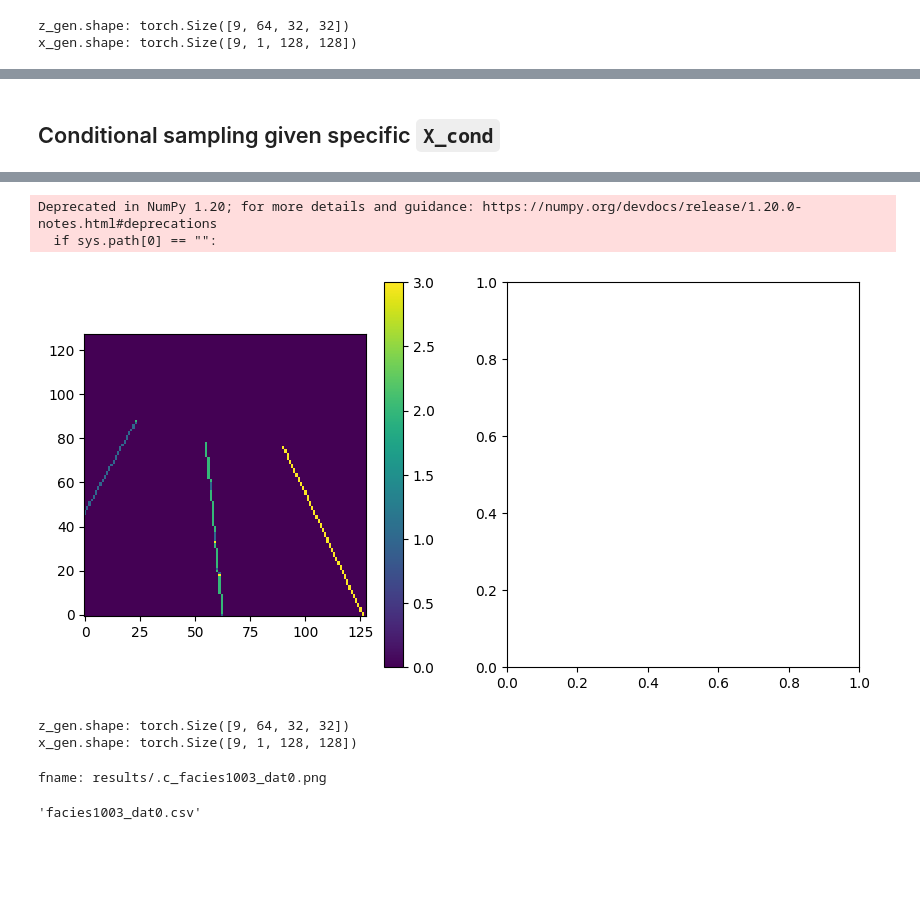
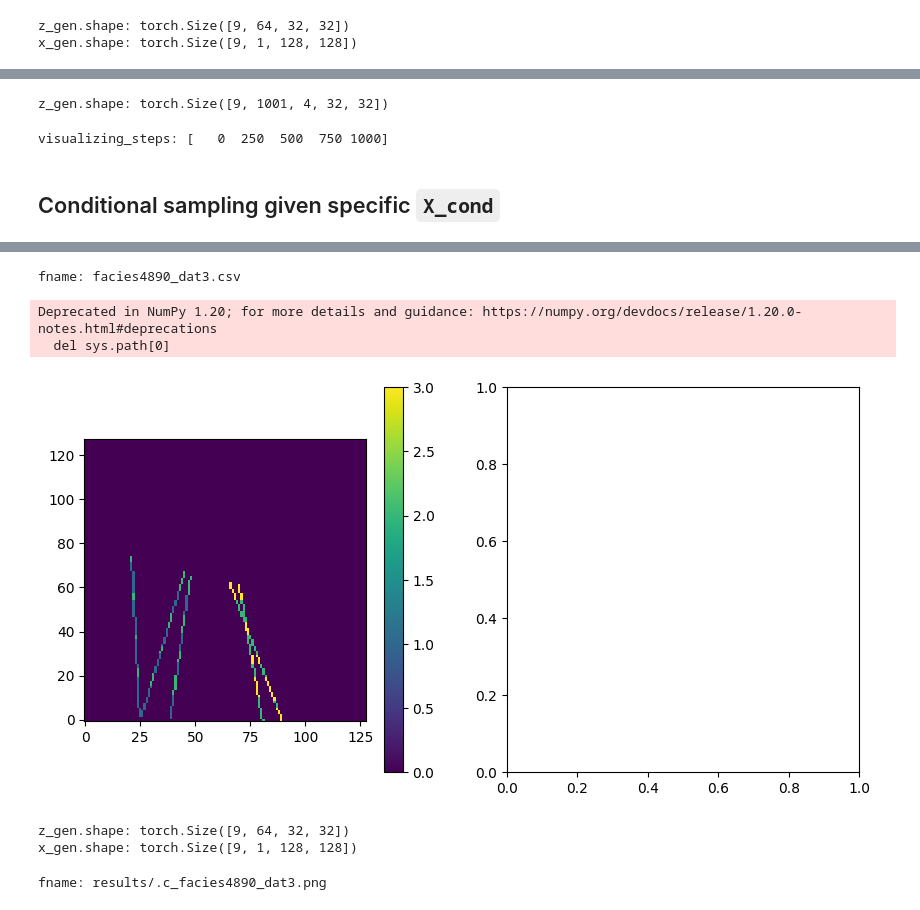
Before and after one commit to danelee2601/denoising-diffusion-pytorch, a Jupyter notebook: sample.ipynb, the cells around one changed output, grey strips where cells are left out. Cells and saved outputs as stored; diff of their text form; code cells hidden in the pictures; blank space fills up the shorter version.

```diff
--- a/sample.ipynb
+++ b/sample.ipynb
@@ -73,6 +73,7 @@ trainer = Trainer(
     fp16=False,
     save_and_sample_every=1000, #1000,
     num_samples=9,
-    augment_horizontal_flip=False
+    augment_horizontal_flip=False,
+    dataset_type='test'
 )
 # %% [output]
@@ -103,6 +109,6 @@ self.X_test.shape: (1500, 4, 128, 128)
 # %%
 # load the pretrained LDM
-trainer.load(milestone=1)
+trainer.load(milestone=102)
 # %% [output]
 loading from version 1.2.2
 # %% [markdown]
@@ -182,3 +216,30 @@ save_image_unconditional(x_gen, 'results/.sample_jupyter_unconditional.png')
+# %%
+# sample z
+trainer.ema.ema_model.eval()
+z_gen = trainer.ema.ema_model.sample(z_q_cond=z_q_cond, batch_size=num_samples, return_all_timesteps=True)
+print('z_gen.shape:', z_gen.shape)
+# %% [output]
+z_gen.shape: torch.Size([9, 1001, 4, 32, 32])
+# %%
+n_transitional_steps = 5
+visualizing_steps = np.linspace(0, z_gen.shape[1] - 1, n_transitional_steps).astype(int)
+print('visualizing_steps:', visualizing_steps)
+
+for step in visualizing_steps:
+    z_gen_ = z_gen[:, step]  # (b c h w)
+
+    # decode
+    z_gen_ = rearrange(z_gen_, 'b d h w -> b h w d')
+    z_gen_ = trainer.pretrained_vq.project_out(z_gen_)
+    z_gen_ = rearrange(z_gen_, 'b h w d -> b d h w')
+
+    x_gen = trainer.pretrained_decoder(z_gen_)  # (b c h w)
+    x_gen = x_gen.cpu().detach()
+    x_gen = x_gen.argmax(dim=1)[:,None,:,:].float()  # (b 1 h w)
+
+    save_image(X_cond.argmax(dim=1, keepdim=True), x_gen, f'results/.sample_jupyter_transitional_{step}.png')
+# %% [output]
+visualizing_steps: [   0  250  500  750 1000]
 # %% [markdown]
 ## Conditional sampling given specific `X_cond`
 # %%
@@ -207,7 +268,8 @@ fnames
  'facies945_dat3.csv',
  'facies945_dat4.csv']
 # %%
-fname = fnames[0]
+fname = 'facies4890_dat3.csv'  #fnames[4]
+print('fname:', fname)
 x_cond = pd.read_csv(os.path.join(dirname, fname), header=None).values
 
 # remove the index
@@ -217,36 +279,37 @@ x_cond = x_cond[1:, 1:]  # (h w)
 h, w = x_cond.shape
 unique_categories = np.array([-1, 0, 1, 2])  #np.unique(x_cond)
 x_new = np.zeros((len(unique_categories), h, w))  # (c h w)
 for j, c in enumerate(unique_categories):
     x_new[j] = np.array(x_cond == c, dtype=np.float)
 x_cond = x_new  # (c h w)
 
 # flip
 x_cond = np.flip(x_cond, axis=1)
 
 # plot
 fig, axes = plt.subplots(1, 2, figsize=(10, 5))
 im = axes[0].imshow(x_cond.argmax(axis=0), interpolation='nearest', vmin=0, vmax=3)
 plt.colorbar(im, ax=axes[0])
 axes[0].invert_yaxis()
 plt.show()
 
 # x_cond
 n_samples = 9
 x_cond = einops.repeat(x_cond, 'c h w -> b c h w', b=n_samples)  # (b c h w)
 
 # z_q_cond
 x_cond = torch.from_numpy(np.array(x_cond)).float()  # (b c h w); b == num_samples
 z_cond = trainer.pretrained_encoder_cond(x_cond.to(trainer.accelerator.device))  # (b c h' w')
 z_q_cond, _, _, _ = quantize(z_cond, trainer.pretrained_vq_cond, return_z_q_before_proj_out=True)
 
 # sample z
 trainer.ema.ema_model.eval()
 z_gen = trainer.ema.ema_model.sample(z_q_cond, batch_size=n_samples)
 # %% [output]
-Deprecated in NumPy 1.20; for more details and guidance: https://numpy.org/devdocs/release/1.20.0-notes.html#deprecations
-  if sys.path[0] == "":
+fname: facies4890_dat3.csv
+Deprecated in NumPy 1.20; for more details and guidance: https://numpy.org/devdocs/release/1.20.0-notes.html#deprecations
+  del sys.path[0]
-[figure, old version]
+[figure, new version]
 # %%
 # decode
 z_gen = rearrange(z_gen, 'b d h w -> b h w d')
@@ -267,4 +332,4 @@ from denoising_diffusion_pytorch.denoising_diffusion_pytorch import save_image
 print('fname:', 'results/.c_{}.png'.format(fname.split('.csv')[0]))
 save_image(x_cond.argmax(dim=1, keepdim=True), x_gen, 'results/.c_{}.png'.format(fname.split('.csv')[0]))
 # %% [output]
-fname: results/.c_facies1003_dat0.png
+fname: results/.c_facies4890_dat3.png
@@ -279,4 +335,0 @@ print('x_cond.shape:', x_cond.shape)
-# %%
-fname
-# %% [output]
-'facies1003_dat0.csv'
```
Also changed, not shown: parts of 16 cells of this notebook, 1 other file.
